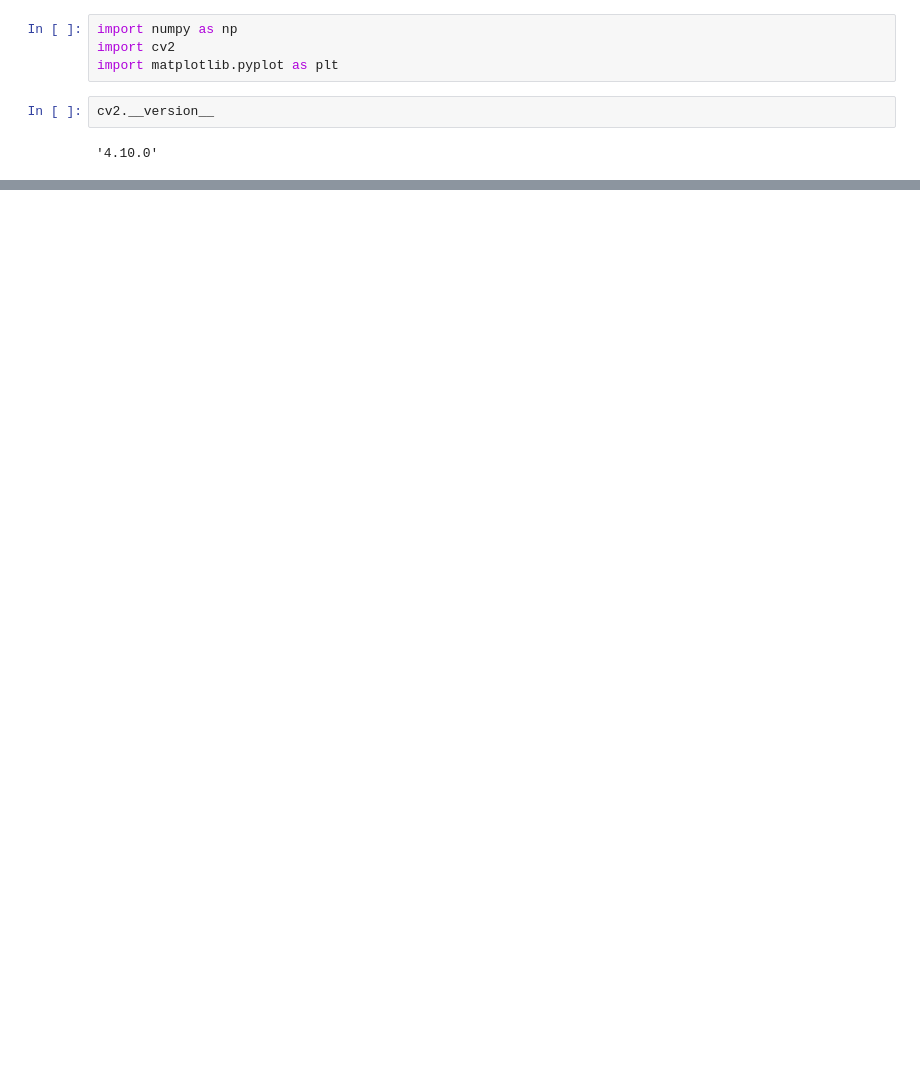
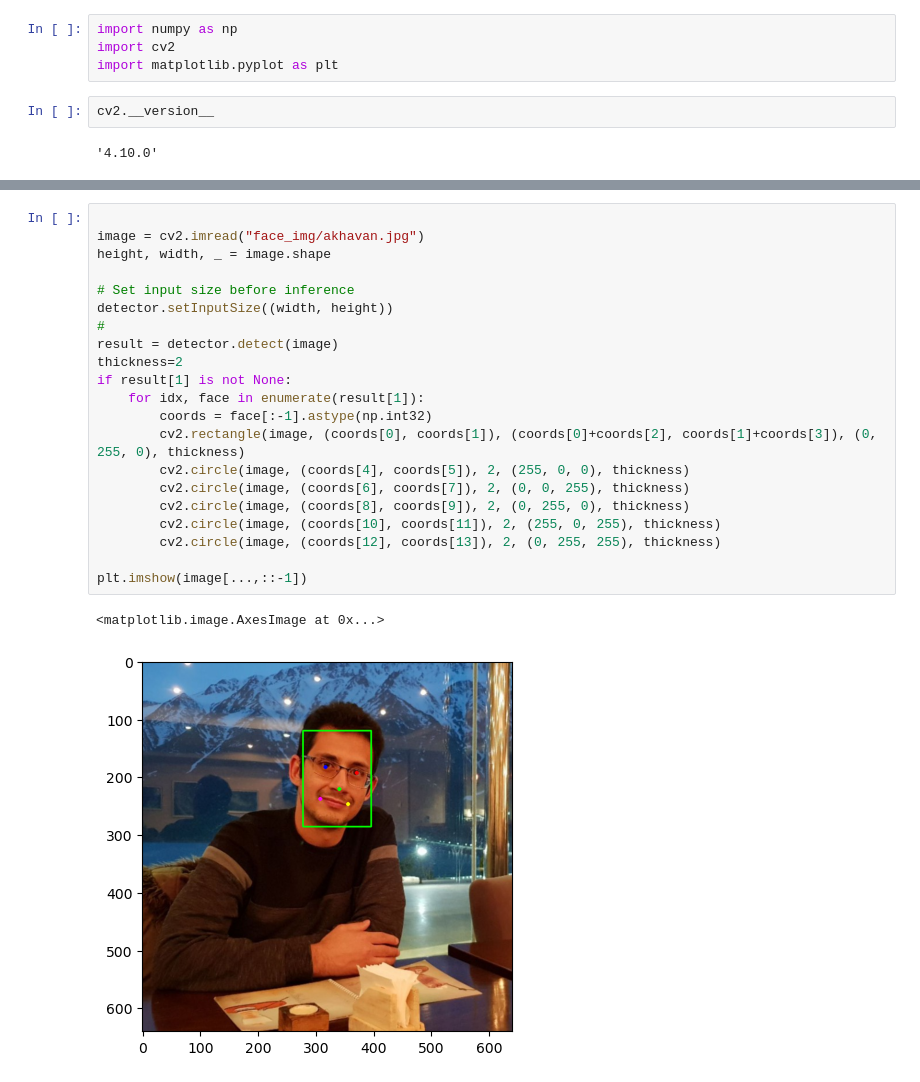
Before and after one commit to Alireza-Akhavan/sru_deep_3, a Jupyter notebook: face-detection.ipynb, the cells around one changed output, grey strips where cells are left out. Cells and saved outputs as stored; diff of their text form; blank space fills up the shorter version.

```diff
--- a/face-detection.ipynb
+++ b/face-detection.ipynb
@@ -30,0 +67,24 @@ error: OpenCV(4.10.0) D:\a\opencv-python\opencv-python\opencv\modules\dnn\src\ne
+# %%
+
+image = cv2.imread("face_img/akhavan.jpg")
+height, width, _ = image.shape
+
+# Set input size before inference
+detector.setInputSize((width, height))
+#
+result = detector.detect(image)
+thickness=2
+if result[1] is not None:
+    for idx, face in enumerate(result[1]):
+        coords = face[:-1].astype(np.int32)
+        cv2.rectangle(image, (coords[0], coords[1]), (coords[0]+coords[2], coords[1]+coords[3]), (0, 255, 0), thickness)
+        cv2.circle(image, (coords[4], coords[5]), 2, (255, 0, 0), thickness)
+        cv2.circle(image, (coords[6], coords[7]), 2, (0, 0, 255), thickness)
+        cv2.circle(image, (coords[8], coords[9]), 2, (0, 255, 0), thickness)
+        cv2.circle(image, (coords[10], coords[11]), 2, (255, 0, 255), thickness)
+        cv2.circle(image, (coords[12], coords[13]), 2, (0, 255, 255), thickness)
+
+plt.imshow(image[...,::-1])
+# %% [output]
+<matplotlib.image.AxesImage at 0x...>
+[figure, added]
```
Also changed, not shown: parts of 9 cells of this notebook, 3 other files.
